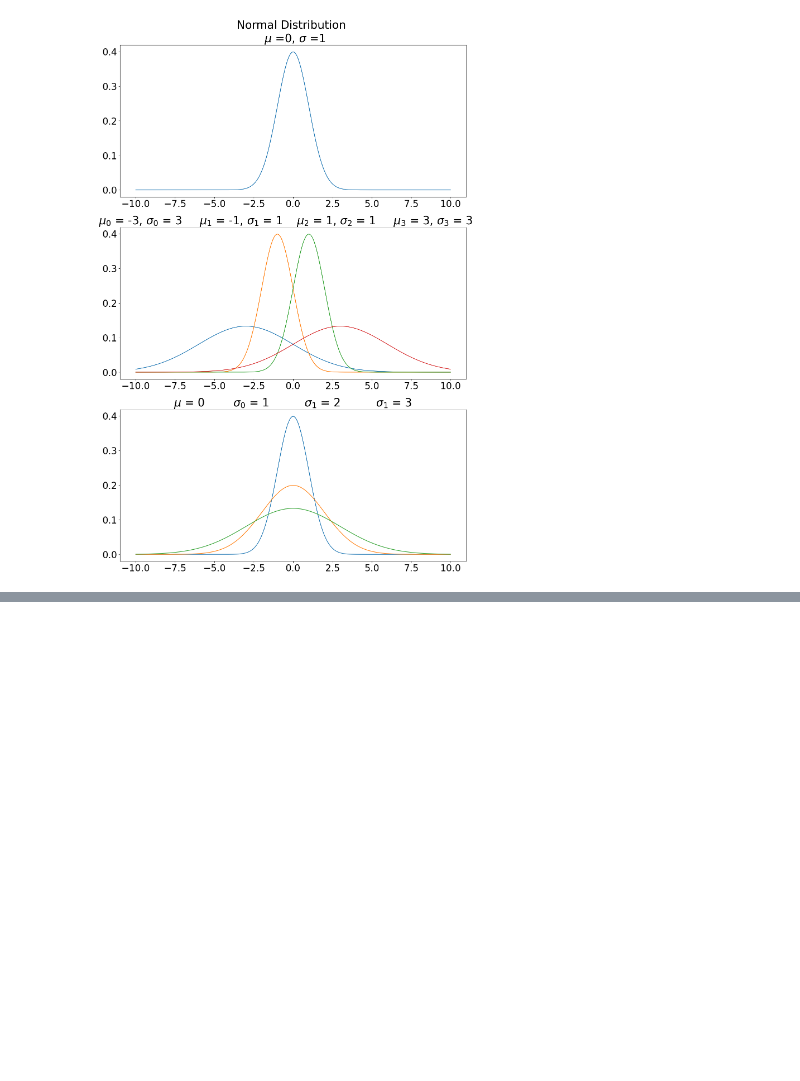
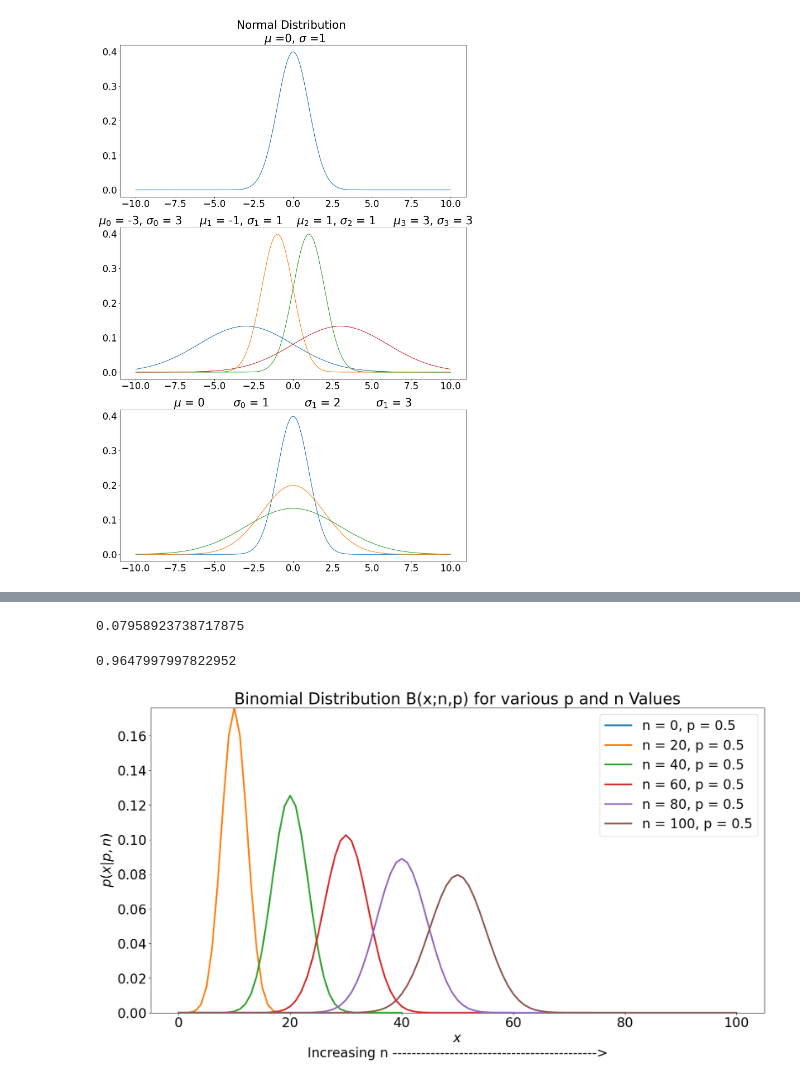
Before and after one commit to Tetteh96/ECON-611-Projects, a Jupyter notebook: Ch5/Project 7 - Ch5.ipynb, the cells around one changed output, grey strips where cells are left out. Drawn from its saved outputs; the diff is of its cells as text; code cells hidden in the pictures; blank space fills up the shorter version.

```diff
--- a/Ch5/Project 7 - Ch5.ipynb
+++ b/Ch5/Project 7 - Ch5.ipynb
@@ -97,0 +178,50 @@ Text(0.5, 1.0, '$\\mu$ = 0\t $\\sigma_0$ = 1 \t $\\sigma_1$ = 2 \t $\\sigma_1$ =
+# %%
+def binomial(x, n, p):
+   q = 1 - p
+   return float(math.factorial(n)) / (
+                math.factorial(x) * math.factorial(n - x)) * p ** x * q ** (n - x)
+
+binomial(x = 50, n = 100, p = .5)
+# %% [output]
+0.07958923738717875
+# %%
+# probability of generating a total between X0 and  X1
+def probability_of_outcome(X0, X1, p, n):
+    P = 0
+    for x in range(X0, X1 + 1):
+        P += binomial(x = x, n = n, p = p)
+    return P
+
+p, n = .5, 100
+X0 = 40
+X1 = 60
+
+probability_of_outcome(X0, X1, p, n)
+# %% [output]
+0.9647997997822952
+# %%
+from matplotlib import cm
+from mpl_toolkits.axes_grid1 import make_axes_locatable
+from matplotlib.colors import Normalize
+
+fig, ax = plt.subplots(figsize = (20, 10))
+cmap = cm.get_cmap('Blues')
+ymax = binomial(20 * p, 20, p)
+
+for n in range(0, 101, 20):
+    #x = int(n * p)
+    binom_vars = [binomial(x, n, p) for x in range(n + 1)]
+    plt.plot(binom_vars,
+                linewidth = 3,
+                label = f'n = {n}, p = {p}')
+
+ax.set_ylim(ymin= 0, ymax= ymax)
+
+plt.xlabel("$x$\nIncreasing n ------------------------------------------->",
+           fontsize=24)
+plt.ylabel("$p(x | p, n)$", fontsize=24)
+plt.title("Binomial Distribution B(x;n,p) for various p and n Values")
+plt.legend()
+plt.show()
+# %% [output]
+[figure, added]
```
Also changed, not shown: parts of 5 cells of this notebook.
